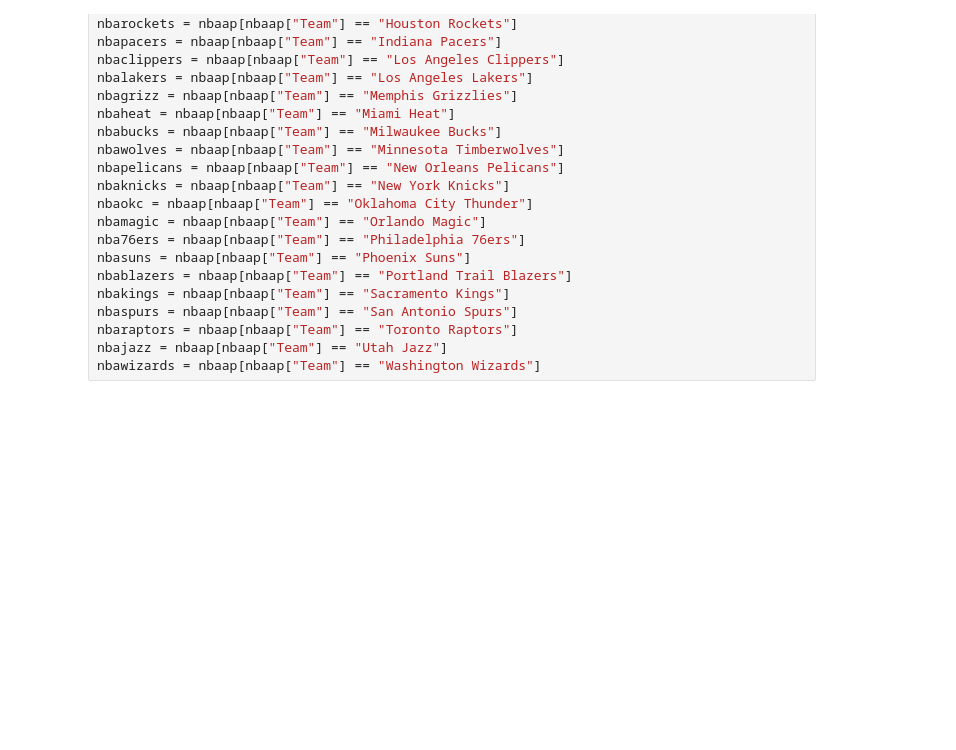
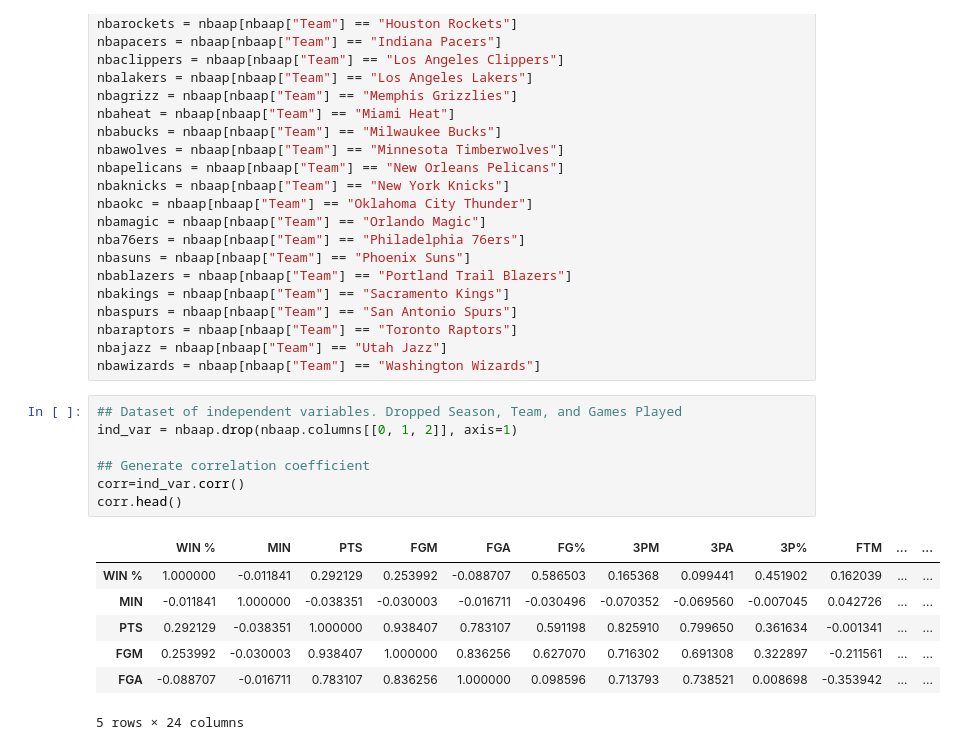
Before and after one commit to rwadswo12/CS504-004-Final-Project, a Jupyter notebook: nbamodel.ipynb, the cells around one changed output. Saved outputs shown, nothing was run; the diff lists cells and outputs as text; blank space fills up the shorter version.

```diff
--- a/nbamodel.ipynb
+++ b/nbamodel.ipynb
@@ -99,3 +100,18 @@ nbaspurs = nbaap[nbaap["Team"] == "San Antonio Spurs"]
 nbaraptors = nbaap[nbaap["Team"] == "Toronto Raptors"]
 nbajazz = nbaap[nbaap["Team"] == "Utah Jazz"]
 nbawizards = nbaap[nbaap["Team"] == "Washington Wizards"]
+# %%
+## Dataset of independent variables. Dropped Season, Team, and Games Played
+ind_var = nbaap.drop(nbaap.columns[[0, 1, 2]], axis=1)
+
+## Generate correlation coefficient
+corr=ind_var.corr()
+corr.head()
+# %% [output]
+|  | WIN % | MIN | PTS | FGM | FGA | FG% | 3PM | 3PA | 3P% | FTM | ... | ... |
+| WIN % | 1.000000 | -0.011841 | 0.292129 | 0.253992 | -0.088707 | 0.586503 | 0.165368 | 0.099441 | 0.451902 | 0.162039 | ... | ... |
+| MIN | -0.011841 | 1.000000 | -0.038351 | -0.030003 | -0.016711 | -0.030496 | -0.070352 | -0.069560 | -0.007045 | 0.042726 | ... | ... |
+| PTS | 0.292129 | -0.038351 | 1.000000 | 0.938407 | 0.783107 | 0.591198 | 0.825910 | 0.799650 | 0.361634 | -0.001341 | ... | ... |
+| FGM | 0.253992 | -0.030003 | 0.938407 | 1.000000 | 0.836256 | 0.627070 | 0.716302 | 0.691308 | 0.322897 | -0.211561 | ... | ... |
+| FGA | -0.088707 | -0.016711 | 0.783107 | 0.836256 | 1.000000 | 0.098596 | 0.713793 | 0.738521 | 0.008698 | -0.353942 | ... | ... |
+5 rows × 24 columns
```
Also changed, not shown: parts of 10 cells of this notebook.
